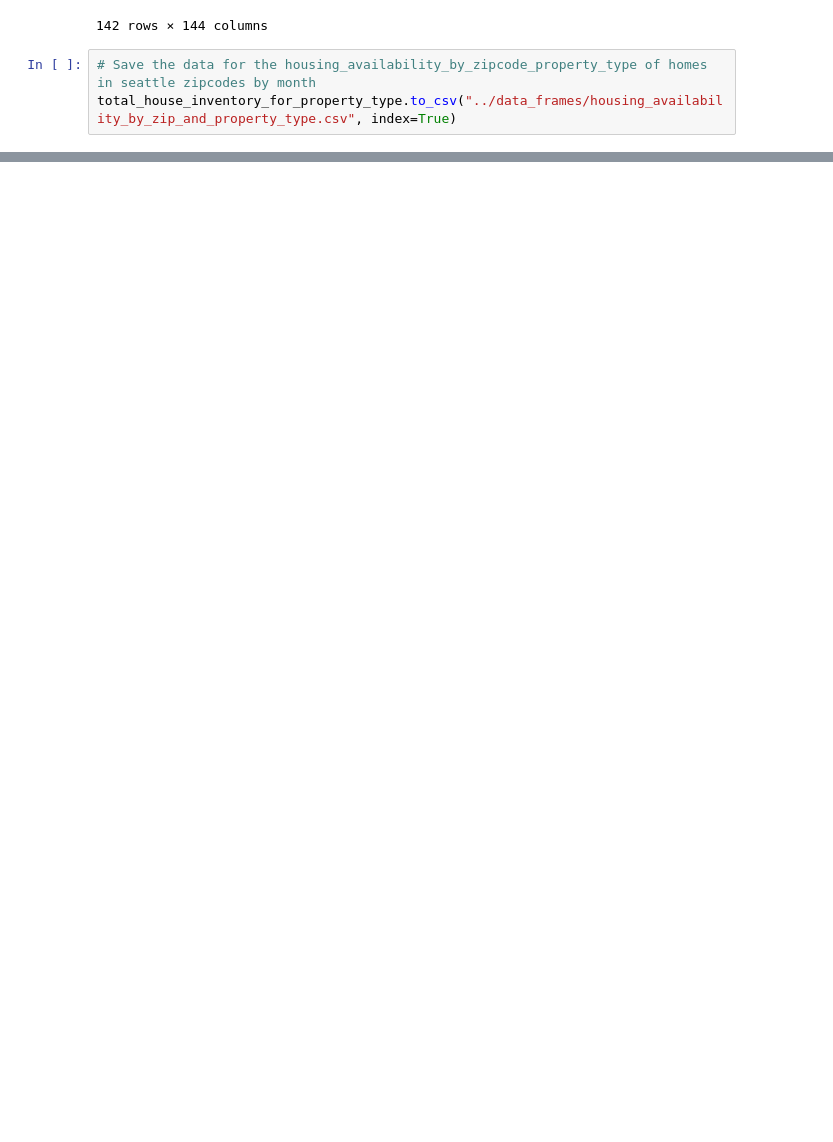
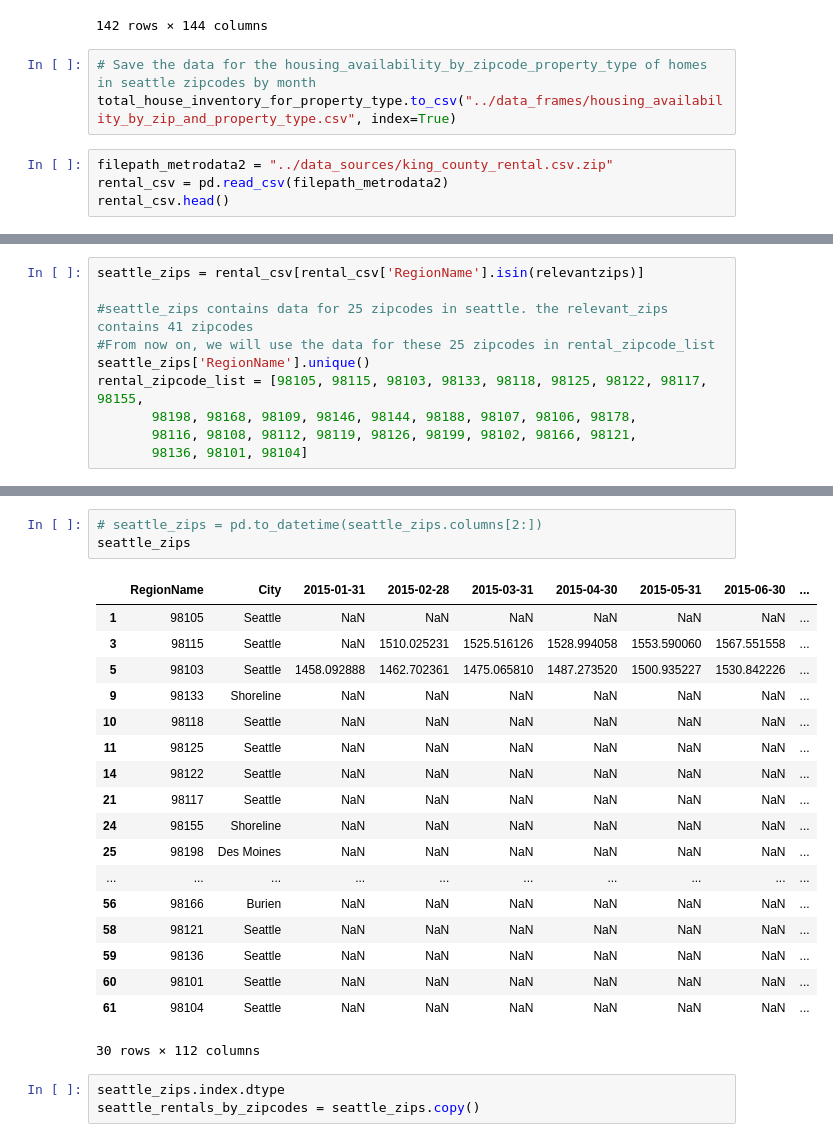
Before and after one commit to dylandevens/Housing_Project_rent_or_buy, a Jupyter notebook: Dylan/manipulation.ipynb, the cells around one changed output, grey strips where cells are left out. Cells and saved outputs as stored; diff of their text form; blank space fills up the shorter version.

```diff
--- a/Dylan/manipulation.ipynb
+++ b/Dylan/manipulation.ipynb
@@ -717,3 +715,7 @@ total_house_inventory_for_property_type
 # %%
 # Save the data for the housing_availability_by_zipcode_property_type of homes in seattle zipcodes by month
 total_house_inventory_for_property_type.to_csv("../data_frames/housing_availability_by_zip_and_property_type.csv", index=True)
+# %%
+filepath_metrodata2 = "../data_sources/king_county_rental.csv.zip"
+rental_csv = pd.read_csv(filepath_metrodata2)
+rental_csv.head()
@@ -719,0 +837,10 @@ total_house_inventory_for_property_type.to_csv("../data_frames/housing_availabil
+# %%
+seattle_zips = rental_csv[rental_csv['RegionName'].isin(relevantzips)]
+
+#seattle_zips contains data for 25 zipcodes in seattle. the relevant_zips contains 41 zipcodes
+#From now on, we will use the data for these 25 zipcodes in rental_zipcode_list
+seattle_zips['RegionName'].unique()
+rental_zipcode_list = [98105, 98115, 98103, 98133, 98118, 98125, 98122, 98117, 98155,
+       98198, 98168, 98109, 98146, 98144, 98188, 98107, 98106, 98178,
+       98116, 98108, 98112, 98119, 98126, 98199, 98102, 98166, 98121,
+       98136, 98101, 98104]
@@ -719,0 +985,25 @@ total_house_inventory_for_property_type.to_csv("../data_frames/housing_availabil
+# %%
+# seattle_zips = pd.to_datetime(seattle_zips.columns[2:])
+seattle_zips
+# %% [output]
+|  | RegionName | City | 2015-01-31 | 2015-02-28 | 2015-03-31 | 2015-04-30 | 2015-05-31 | 2015-06-30 | ... |
+| 1 | 98105 | Seattle | NaN | NaN | NaN | NaN | NaN | NaN | ... |
+| 3 | 98115 | Seattle | NaN | 1510.025231 | 1525.516126 | 1528.994058 | 1553.590060 | 1567.551558 | ... |
+| 5 | 98103 | Seattle | 1458.092888 | 1462.702361 | 1475.065810 | 1487.273520 | 1500.935227 | 1530.842226 | ... |
+| 9 | 98133 | Shoreline | NaN | NaN | NaN | NaN | NaN | NaN | ... |
+| 10 | 98118 | Seattle | NaN | NaN | NaN | NaN | NaN | NaN | ... |
+| 11 | 98125 | Seattle | NaN | NaN | NaN | NaN | NaN | NaN | ... |
+| 14 | 98122 | Seattle | NaN | NaN | NaN | NaN | NaN | NaN | ... |
+| 21 | 98117 | Seattle | NaN | NaN | NaN | NaN | NaN | NaN | ... |
+| 24 | 98155 | Shoreline | NaN | NaN | NaN | NaN | NaN | NaN | ... |
+| 25 | 98198 | Des Moines | NaN | NaN | NaN | NaN | NaN | NaN | ... |
+| ... | ... | ... | ... | ... | ... | ... | ... | ... | ... |
+| 56 | 98166 | Burien | NaN | NaN | NaN | NaN | NaN | NaN | ... |
+| 58 | 98121 | Seattle | NaN | NaN | NaN | NaN | NaN | NaN | ... |
+| 59 | 98136 | Seattle | NaN | NaN | NaN | NaN | NaN | NaN | ... |
+| 60 | 98101 | Seattle | NaN | NaN | NaN | NaN | NaN | NaN | ... |
+| 61 | 98104 | Seattle | NaN | NaN | NaN | NaN | NaN | NaN | ... |
+30 rows × 112 columns
+# %%
+seattle_zips.index.dtype
+seattle_rentals_by_zipcodes = seattle_zips.copy()
```
Also changed, not shown: parts of 10 cells of this notebook, 3 other files.
